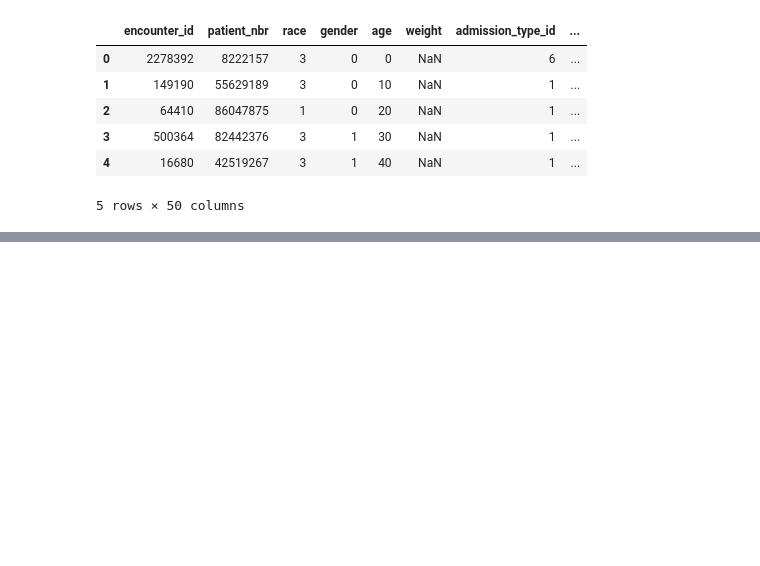
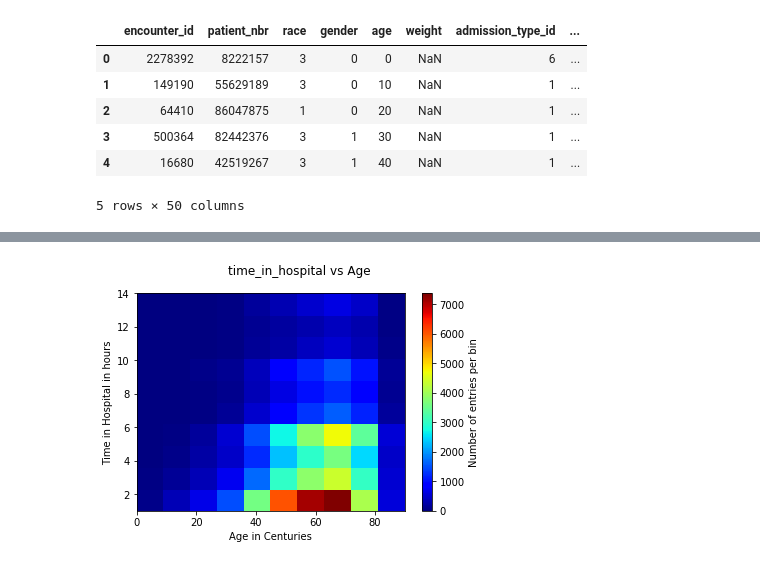
Before and after one commit to MuharremOkutan/datasciencetraining-1, a Jupyter notebook: solutiondiabetes.ipynb, the cells around one changed output, grey strips where cells are left out. Drawn from its saved outputs; the diff is of its cells as text; code cells hidden in the pictures; blank space fills up the shorter version.

```diff
--- a/solutiondiabetes.ipynb
+++ b/solutiondiabetes.ipynb
@@ -712,0 +761,12 @@ df.head()
+# %%
+plt.suptitle("time_in_hospital vs Age")
+plt.hist2d(x=df[df['time_in_hospital'] < 60]['age'],
+           y=df[df['time_in_hospital'] < 20]['time_in_hospital'],
+           bins=10,
+           cmap=mpl.cm.jet)
+plt.xlabel('Age in Centuries')
+plt.ylabel('Time in Hospital in hours');
+cb = plt.colorbar()
+cb.set_label('Number of entries per bin')
+# %% [output]
+[figure, added]
```
Also changed, not shown: parts of 8 cells of this notebook, 1 other file.
